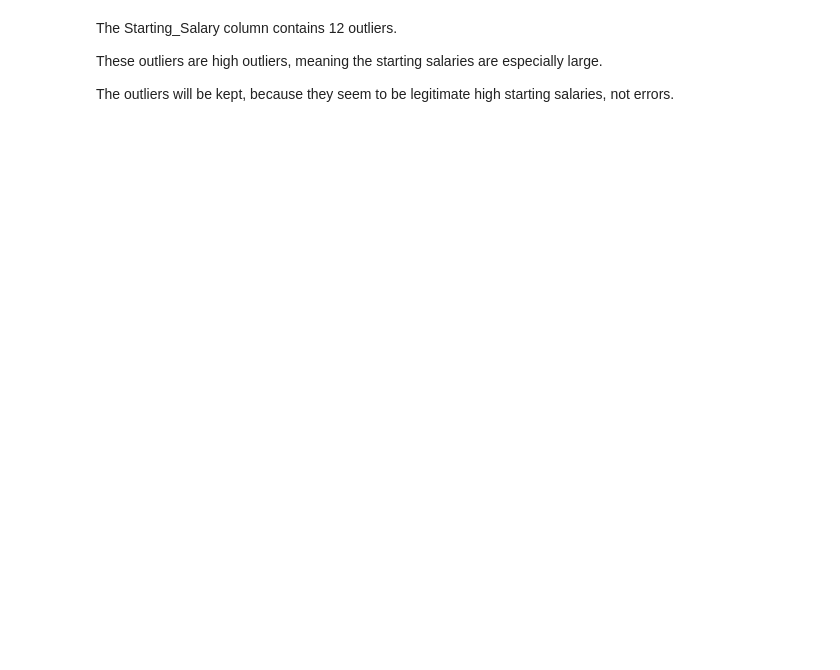
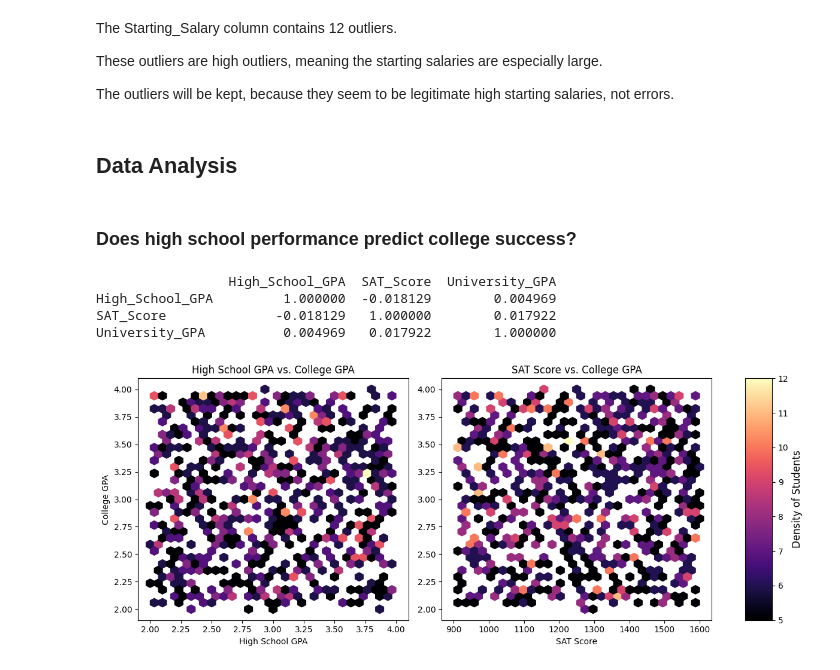
Before and after one commit to joshbesse/Education_Career, a Jupyter notebook: analysis.ipynb, the cells around one changed output. Cells and saved outputs as stored; diff of their text form; code cells hidden in the pictures; blank space fills up the shorter version.

Commit message:
high school performance and major analysis

```diff
--- a/analysis.ipynb
+++ b/analysis.ipynb
@@ -226,3 +205,41 @@ Starting_Salary: 12
 <p>The Starting_Salary column contains 12 outliers.</p>
 <p>These outliers are high outliers, meaning the starting salaries are especially large.</p>
 <p>The outliers will be kept, because they seem to be legitimate high starting salaries, not errors.</p>
+# %% [markdown]
+<h2>Data Analysis</h2>
+# %% [markdown]
+<h3>Does high school performance predict college success?</h3>
+# %%
+import matplotlib.gridspec as gridspec
+
+# compute correlations
+print(df[['High_School_GPA', 'SAT_Score', 'University_GPA']].corr())
+
+# use hexbin plots to visualize relationships (scatter plots are too crowded)
+fig = plt.figure(figsize=(12, 5))
+gs = gridspec.GridSpec(1, 3, width_ratios=[1, 1, 0.1])
+
+ax1 = plt.subplot(gs[0])
+ax2 = plt.subplot(gs[1])
+cax = plt.subplot(gs[2])
+
+hb1 = ax1.hexbin(df['High_School_GPA'], df['University_GPA'], gridsize=30, cmap='magma', mincnt=5)
+ax1.set_title('High School GPA vs. College GPA')
+ax1.set_xlabel('High School GPA')
+ax1.set_ylabel('College GPA')
+
+hb2 = ax2.hexbin(df['SAT_Score'], df['University_GPA'], gridsize=30, cmap='magma', mincnt=5)
+ax2.set_title('SAT Score vs. College GPA')
+ax2.set_xlabel('SAT Score')
+
+cbar = fig.colorbar(hb2, cax=cax)
+cbar.set_label('Density of Students', fontsize=12)
+
+plt.tight_layout()
+plt.show()
+# %% [output]
+                 High_School_GPA  SAT_Score  University_GPA
+High_School_GPA         1.000000  -0.018129        0.004969
+SAT_Score              -0.018129   1.000000        0.017922
+University_GPA          0.004969   0.017922        1.000000
+[figure, added]
```
Also changed, not shown: parts of 7 cells of this notebook.
